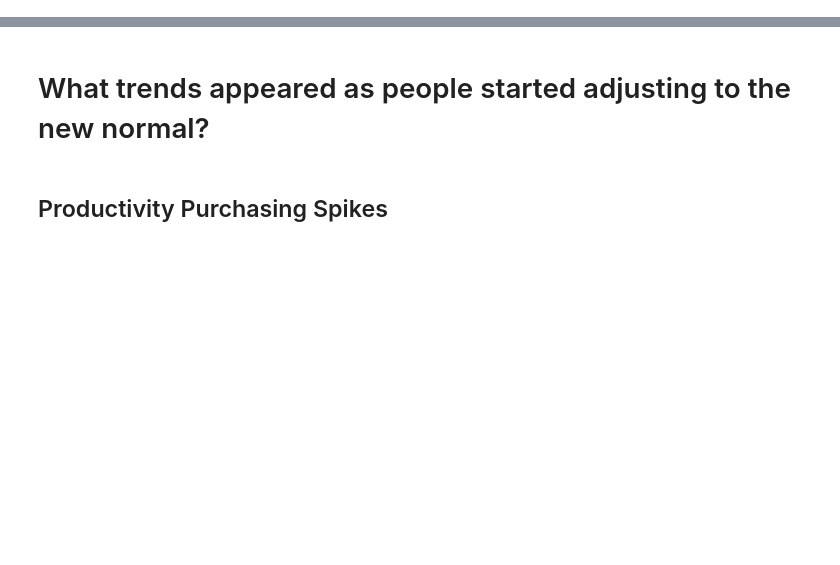
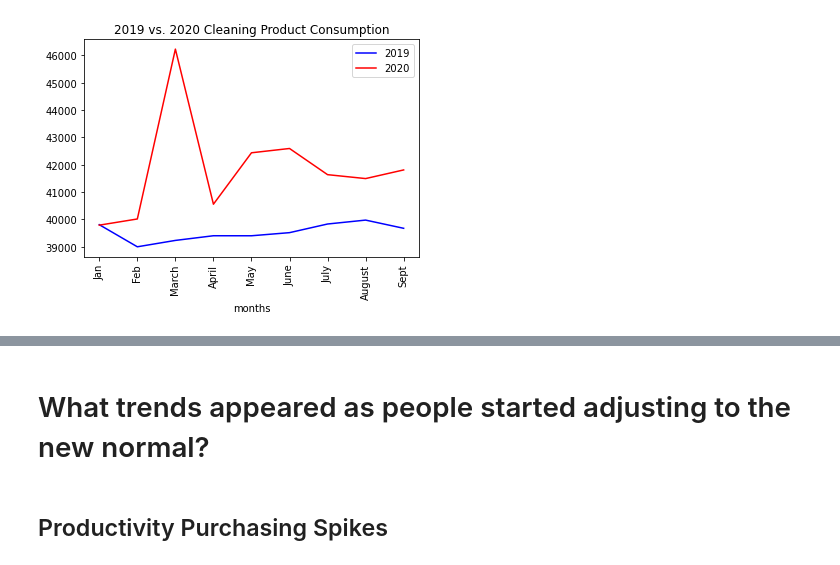
Before and after one commit to staceywai/bootcamp-project, a Jupyter notebook: Final_Data-Analysis.ipynb, the cells around one changed output, grey strips where cells are left out. Saved outputs shown, nothing was run; the diff lists cells and outputs as text; code cells hidden in the pictures; blank space fills up the shorter version.

Commit message:
Adding danica's data to final notebook.

```diff
--- a/Final_Data-Analysis.ipynb
+++ b/Final_Data-Analysis.ipynb
@@ -9,6 +9,7 @@ import pandas as pd
 # Import CSV Files for durable and non-durable goods
 nondurable = pd.read_csv('Resources/nondurable_no_commas.csv')
 durable = pd.read_csv('Resources/Durable-no-commas.csv')
+necessities = pd.read_csv('Resources/necessityitems_consumption_15_20.csv')
 
 # Remove white space from the left of the category names
 nondurable['Consumption Category '] = nondurable['Consumption Category '].str.lstrip()
@@ -21,6 +22,11 @@ nond_data20 = nondurable.loc[:, ['Consumption Category ', '2020M01', '2020M02',
 # Separate durable goods into years, and verify the data is in number form
 dur_data19 = durable.loc[:, ['Category', '2019M01', '2019M02', '2019M03', '2019M04', '2019M05', '2019M06', '2019M07', '2019M08', '2019M09']]
 dur_data20 = durable.loc[:, ['Category', '2020M01', '2020M02', '2020M03', '2020M04', '2020M05', '2020M06', '2020M07', '2020M08', '2020M09']]
+
+# Separate necessities data into years
+necessities19 = necessities.loc[:, ['Consumption Category ', '2019M01', '2019M02', '2019M03', '2019M04', '2019M05', '2019M06', '2019M07', '2019M08', '2019M09']]
+necessities20 = necessities.loc[:, ['Consumption Category ', '2020M01', '2020M02', '2020M03', '2020M04',
+       '2020M05', '2020M06', '2020M07', '2020M08', '2020M09']]
 # %%
 # Set the index of each table to the Consumption Category
 dur_data19 = dur_data19.set_index('Category')
@@ -28,6 +34,20 @@ dur_data20 = dur_data20.set_index('Category')
 
 nond_data19 = nond_data19.set_index('Consumption Category ')
 nond_data20 = nond_data20.set_index('Consumption Category ')
+
+graph_necessities19 = necessities19.set_index('Consumption Category ')
+graph_necessities20 = necessities20.set_index('Consumption Category ')
+# %%
+# Set up data for Panic Buy Graphs
+graph19_df = graph_necessities19[['2019M01', '2019M02', '2019M03', '2019M04',
+        '2019M05', '2019M06', '2019M07', '2019M08', '2019M09']]
+months = graph19_df.keys()
+months = ["Jan","Feb","March","April","May","June","July","August","Sept"]
+
+graph20_df = graph_necessities20[['2020M01', '2020M02', '2020M03', '2020M04',
+       '2020M05', '2020M06', '2020M07', '2020M08', '2020M09']]
+months = graph20_df.keys()
+months = ["Jan","Feb","March","April","May","June","July","August","Sept"]
 # %%
 # Create x values for graphs
 x_values = ['January', 'February', 'March', 'April', 'May', 'June', 'July', 'August', 'September']
@@ -41,0 +86,18 @@ x_values = ['January', 'February', 'March', 'April', 'May', 'June', 'July', 'Aug
+# %%
+# Panic Spending for Cleaning Products
+
+# 2019 vs. 2020 Cleaning Product Consumption
+cleaningproduct19 = plt.plot(months, graph19_df.loc['Household cleaning products',['2019M01', '2019M02', '2019M03', '2019M04', '2019M05', '2019M06',
+       '2019M07', '2019M08', '2019M09']], color="blue", label="2019")
+
+cleaningproduct20 = plt.plot(months, graph20_df.loc['Household cleaning products',['2020M01', '2020M02', '2020M03', '2020M04', '2020M05', '2020M06',
+       '2020M07', '2020M08', '2020M09']], color="red", label="2020")
+
+plt.legend([2019, 2020], loc="best")
+plt.title("2019 vs. 2020 Cleaning Product Consumption")
+plt.xlabel("months")
+plt.xticks(rotation="vertical")
+plt.savefig('Images/cleaningproducts19vs20.png')
+plt.show()
+# %% [output]
+[figure, added]
```
Also changed, not shown: parts of 11 cells of this notebook.
